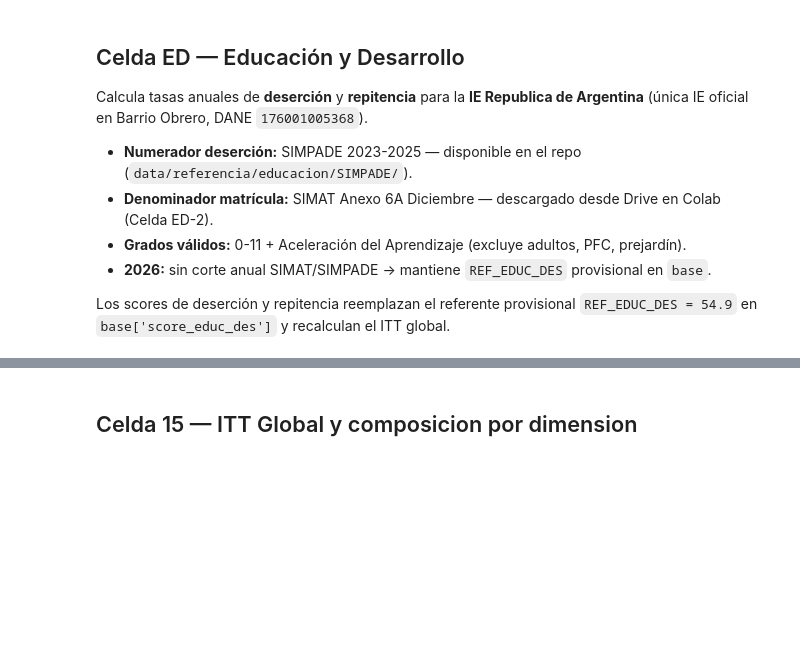
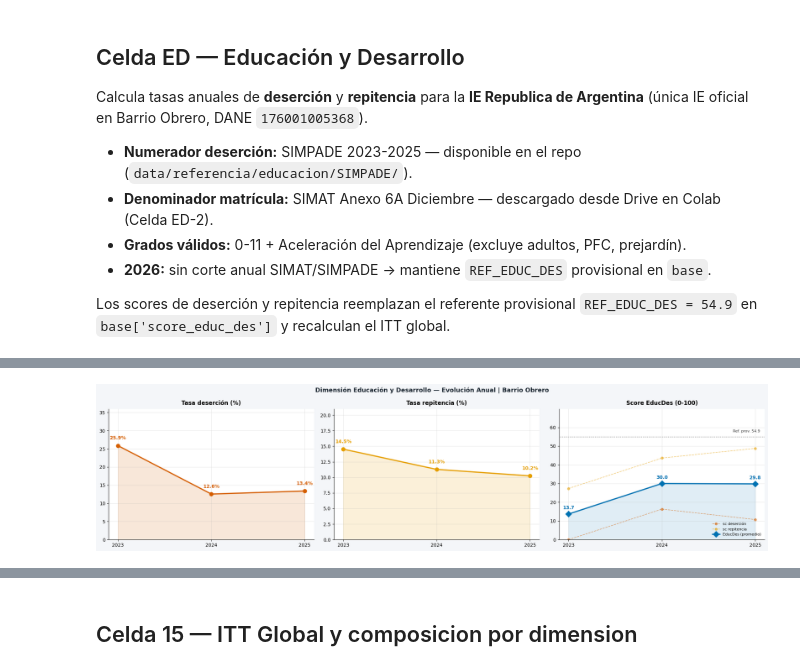
Before and after one commit to Pabandres85/Itt_repos_cali, a Jupyter notebook: notebooks/03_itt_barrio_obrero.ipynb, the cells around one changed output, grey strips where cells are left out. Saved outputs shown, nothing was run; the diff lists cells and outputs as text; code cells hidden in the pictures; blank space fills up the shorter version.

Commit message:
update data

```diff
--- a/notebooks/03_itt_barrio_obrero.ipynb
+++ b/notebooks/03_itt_barrio_obrero.ipynb
@@ -1368,0 +1393,83 @@ plt.show()
+# %%
+# ── Celda ED-5: evolución anual línea + relleno ──────────────────────────────
+fig, axes = plt.subplots(1, 3, figsize=(20, 5), facecolor=BG)
+fig.suptitle(
+    'Dimensión Educación y Desarrollo — Evolución Anual | Barrio Obrero',
+    fontsize=13, fontweight='bold', color='#1B2631'
+)
+
+df_e = df_educ.set_index('año').reindex(AÑOS_EDUC)
+x    = list(range(len(AÑOS_EDUC)))
+
+cfg_lin = [
+    ('tasa_desercion',  'Tasa deserción (%)',  OKI_BERMELL),
+    ('tasa_repitencia', 'Tasa repitencia (%)', OKI_NARANJA),
+]
+for ax, (col, titulo, color) in zip(axes[:2], cfg_lin):
+    ax.set_facecolor('white')
+    vals = df_e[col].values.astype(float)
+    # ylim dinámico: máximo real + 25% de margen, mínimo 20
+    vmax_data = np.nanmax(vals) if not np.all(np.isnan(vals)) else 20
+    ymax = max(20, round(vmax_data * 1.3 + 2, 0))
+    ax.plot(x, vals, color=color, linewidth=2.5, marker='o', markersize=8, zorder=3)
+    ax.fill_between(x, vals, alpha=0.15, color=color)
+    for xi, v in zip(x, vals):
+        if not np.isnan(v):
+            # etiqueta siempre dentro del área: si el valor es muy alto, poner debajo
+            offset = ymax * 0.04
+            va_pos = 'bottom'
+            if v + offset > ymax * 0.92:
+                offset = -ymax * 0.06
+                va_pos = 'top'
+            ax.text(xi, v + offset, f'{v:.1f}%',
+                    ha='center', va=va_pos, fontsize=10,
+                    fontweight='bold', color=color)
+    ax.set_xticks(x); ax.set_xticklabels(AÑOS_EDUC)
+    ax.set_ylim(0, ymax)
+    ax.set_title(titulo, fontweight='bold', pad=8)
+    ax.spines[['top', 'right']].set_visible(False)
+
+# Score EducDes — zoom centrado en el rango real + trazas individuales
+ax = axes[2]
+ax.set_facecolor('white')
+sc_vals  = df_e['score_educ_des'].values.astype(float)
+sc_des   = df_e['score_desercion'].values.astype(float)
+sc_rep   = df_e['score_repitencia'].values.astype(float)
+
+# Líneas de componentes en gris claro
+ax.plot(x, sc_des, color=OKI_BERMELL, linewidth=1.2, linestyle='--',
+        marker='o', markersize=5, alpha=0.55, label='sc deserción', zorder=2)
+ax.plot(x, sc_rep, color=OKI_NARANJA, linewidth=1.2, linestyle='--',
+        marker='o', markersize=5, alpha=0.55, label='sc repitencia', zorder=2)
+# Línea principal EducDes
+ax.plot(x, sc_vals, color=OKI_AZUL, linewidth=2.5, marker='D', markersize=9,
+        label='EducDes (promedio)', zorder=3)
+ax.fill_between(x, sc_vals, alpha=0.12, color=OKI_AZUL)
+
+for xi, v in zip(x, sc_vals):
+    if not np.isnan(v):
+        ax.text(xi, v + 2.5, f'{v:.1f}', ha='center', fontsize=10,
+                fontweight='bold', color=OKI_AZUL)
+
+# Referencia provisional
+ax.axhline(REF_EDUC_DES, color=OKI_GRIS, linewidth=1.2,
+           linestyle=':', alpha=0.7, zorder=1)
+ax.text(len(x) - 1 + 0.05, REF_EDUC_DES + 2.5,
+        f'Ref. prov. {REF_EDUC_DES}', fontsize=8, color=OKI_GRIS, ha='right')
+
+# ylim dinámico con mínimo visible de 0-60
+all_sc = [v for v in list(sc_vals) + list(sc_des) + list(sc_rep) if not np.isnan(v)]
+ymin_sc = max(0, min(all_sc) - 10) if all_sc else 0
+ymax_sc = min(110, max(max(all_sc) + 12, REF_EDUC_DES + 15)) if all_sc else 110
+ax.set_ylim(ymin_sc, ymax_sc)
+
+ax.set_xticks(x); ax.set_xticklabels(AÑOS_EDUC)
+ax.set_title('Score EducDes (0-100)', fontweight='bold', pad=8)
+ax.legend(fontsize=8, frameon=False, loc='lower right')
+ax.spines[['top', 'right']].set_visible(False)
+
+plt.tight_layout()
+plt.savefig('itt_obrero_educacion_evolucion.png', dpi=150, bbox_inches='tight', facecolor=BG)
+plt.show()
+# %% [output]
+[figure, added]
```
Also changed, not shown: parts of 14 cells of this notebook.
